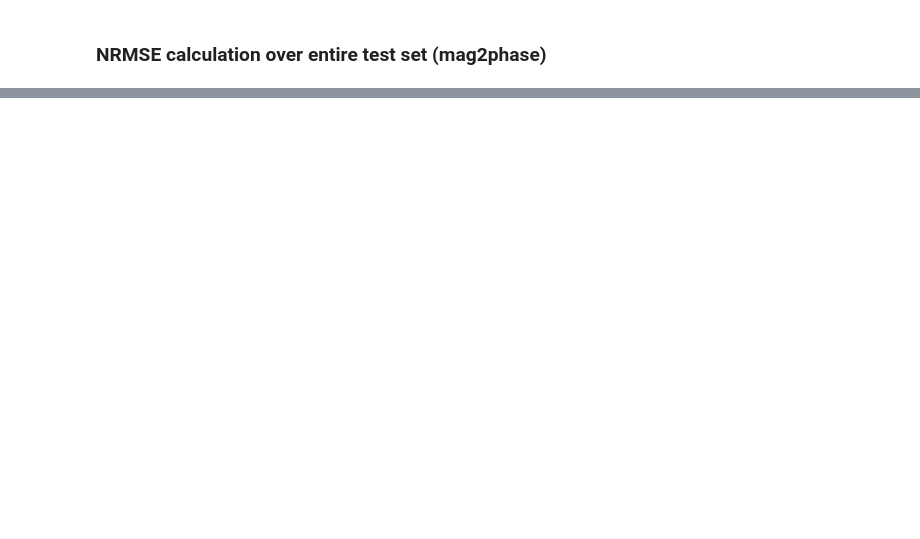
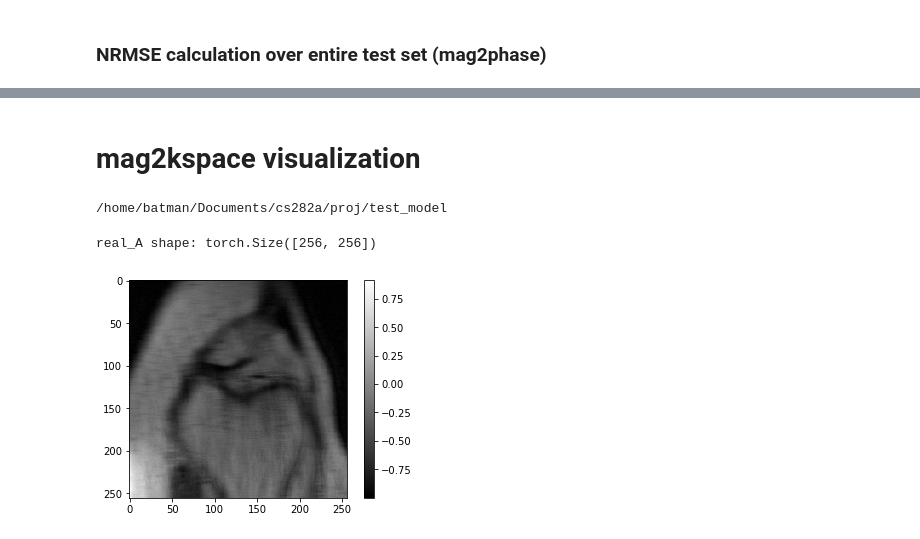
Before and after one commit to impulse462/k-spaceGAN, a Jupyter notebook: mse_psnr_calc.ipynb, the cells around one changed output, grey strips where cells are left out. Saved outputs shown, nothing was run; the diff lists cells and outputs as text; code cells hidden in the pictures; blank space fills up the shorter version.

```diff
--- a/mse_psnr_calc.ipynb
+++ b/mse_psnr_calc.ipynb
@@ -110,0 +112,7 @@ tensor(61.6113)
+# %% [markdown]
+# mag2kspace visualization
+# %%
+sys.path.append('/home/batman/Documents/cs282a/proj/test_model/fastMRI')
+!pwd
+# %% [output]
+/home/batman/Documents/cs282a/proj/test_model
@@ -110,0 +122,12 @@ tensor(61.6113)
+# %%
+test_directory = '/home/batman/Documents/cs282a/proj/test_model/results/mag2kspace_pix2pix/test_latest/images/'
+test1_dict = torch.load(test_directory+'test_3198_dictionary.pt')
+real_A = test1_dict['real_A'].detach().cpu()
+real_A = real_A.squeeze()
+print('real_A shape:', real_A.shape)
+plt.imshow(real_A, cmap='gray')
+plt.colorbar()
+plt.show()
+# %% [output]
+real_A shape: torch.Size([256, 256])
+[figure, added]
```
Also changed, not shown: parts of 9 cells of this notebook.
